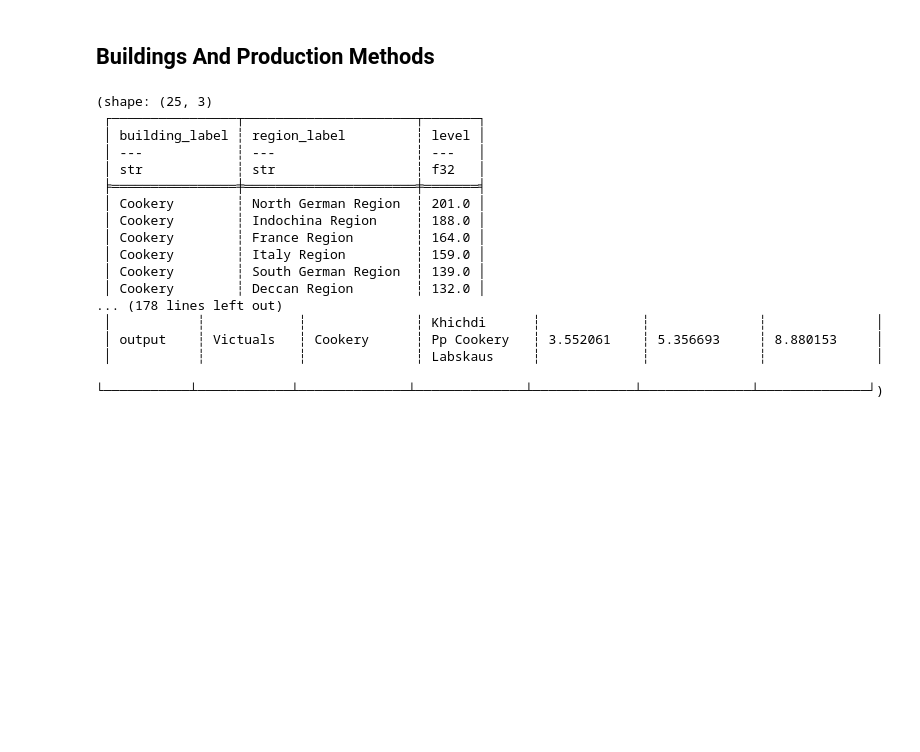
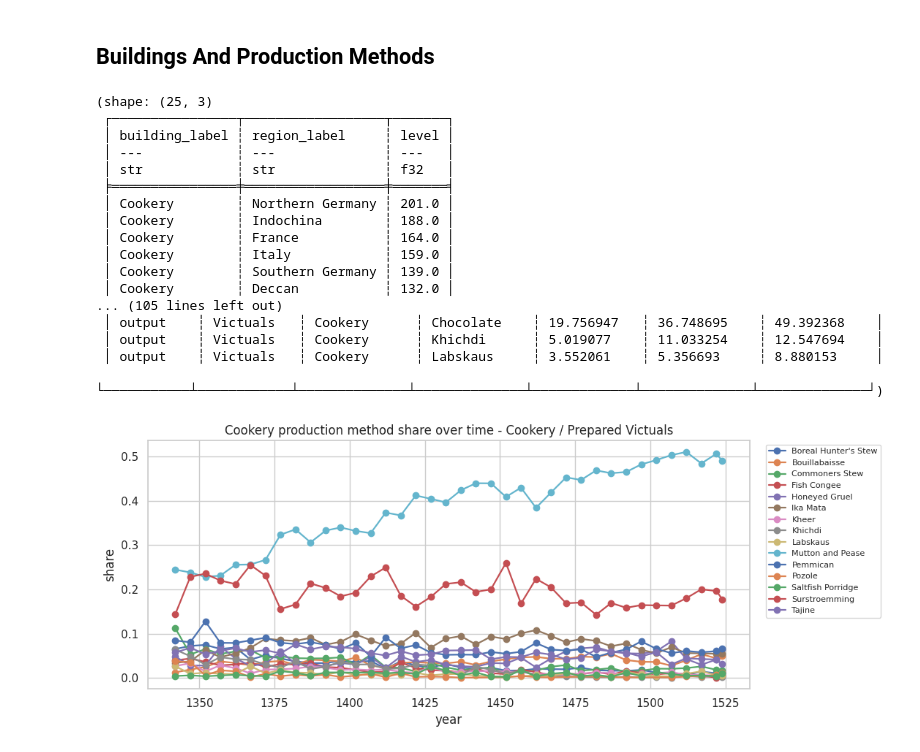
Before and after one commit to NoFires/prosper-or-perish-constructor, a Jupyter notebook: graphs/savegame_notebooks/savegame_analysis_workbench.ipynb, the cells around one changed output. Cells and saved outputs as stored; diff of their text form; code cells hidden in the pictures; blank space fills up the shorter version.

Commit message:
Update savegame workbench notebook slot plots

```diff
--- a/graphs/savegame_notebooks/savegame_analysis_workbench.ipynb
+++ b/graphs/savegame_notebooks/savegame_analysis_workbench.ipynb
@@ -222,25 +222,27 @@ pm_regional_preferences_by_slot = buildings.pm_regional_preferences_by_slot
 pm_slot_ts = buildings.pm_slot_time_series
 pm_usage_by_slot_over_time = buildings.pm_usage_by_slot_over_time
 pm_values = buildings.pm_values
-building_latest, pm_regional_preferences_by_slot, pm_values.head(TOP_N)
+building_latest.head(TOP_N), pm_regional_preferences_by_slot.head(TOP_N), pm_values.head(TOP_N)
 # %% [output]
 (shape: (25, 3)
- ┌────────────────┬──────────────────────┬───────┐
- │ building_label ┆ region_label         ┆ level │
- │ ---            ┆ ---                  ┆ ---   │
- │ str            ┆ str                  ┆ f32   │
- ╞════════════════╪══════════════════════╪═══════╡
- │ Cookery        ┆ North German Region  ┆ 201.0 │
- │ Cookery        ┆ Indochina Region     ┆ 188.0 │
- │ Cookery        ┆ France Region        ┆ 164.0 │
- │ Cookery        ┆ Italy Region         ┆ 159.0 │
- │ Cookery        ┆ South German Region  ┆ 139.0 │
- │ Cookery        ┆ Deccan Region        ┆ 132.0 │
-... (178 lines left out)
- │           ┆            ┆              ┆ Khichdi      ┆             ┆              ┆              │
- │ output    ┆ Victuals   ┆ Cookery      ┆ Pp Cookery   ┆ 3.552061    ┆ 5.356693     ┆ 8.880153     │
- │           ┆            ┆              ┆ Labskaus     ┆             ┆              ┆              │
+ ┌────────────────┬──────────────────┬───────┐
+ │ building_label ┆ region_label     ┆ level │
+ │ ---            ┆ ---              ┆ ---   │
+ │ str            ┆ str              ┆ f32   │
+ ╞════════════════╪══════════════════╪═══════╡
+ │ Cookery        ┆ Northern Germany ┆ 201.0 │
+ │ Cookery        ┆ Indochina        ┆ 188.0 │
+ │ Cookery        ┆ France           ┆ 164.0 │
+ │ Cookery        ┆ Italy            ┆ 159.0 │
+ │ Cookery        ┆ Southern Germany ┆ 139.0 │
+ │ Cookery        ┆ Deccan           ┆ 132.0 │
+... (105 lines left out)
+ │ output    ┆ Victuals   ┆ Cookery      ┆ Chocolate    ┆ 19.756947   ┆ 36.748695    ┆ 49.392368    │
+ │ output    ┆ Victuals   ┆ Cookery      ┆ Khichdi      ┆ 5.019077    ┆ 11.033254    ┆ 12.547694    │
+ │ output    ┆ Victuals   ┆ Cookery      ┆ Labskaus     ┆ 3.552061    ┆ 5.356693     ┆ 8.880153     │
  └───────────┴────────────┴──────────────┴──────────────┴─────────────┴──────────────┴──────────────┘)
 # %%
-workbench.plot_building_slot(buildings, 0)
+_ = workbench.plot_building_slot(buildings, 0)
+# %% [output]
+[figure, added]
 # %%
```
Also changed, not shown: parts of 10 cells of this notebook.
